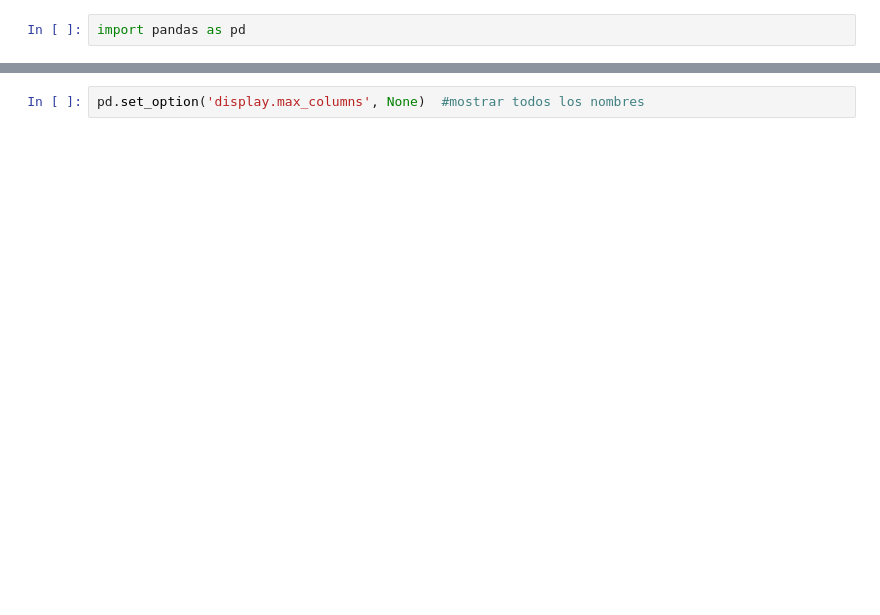
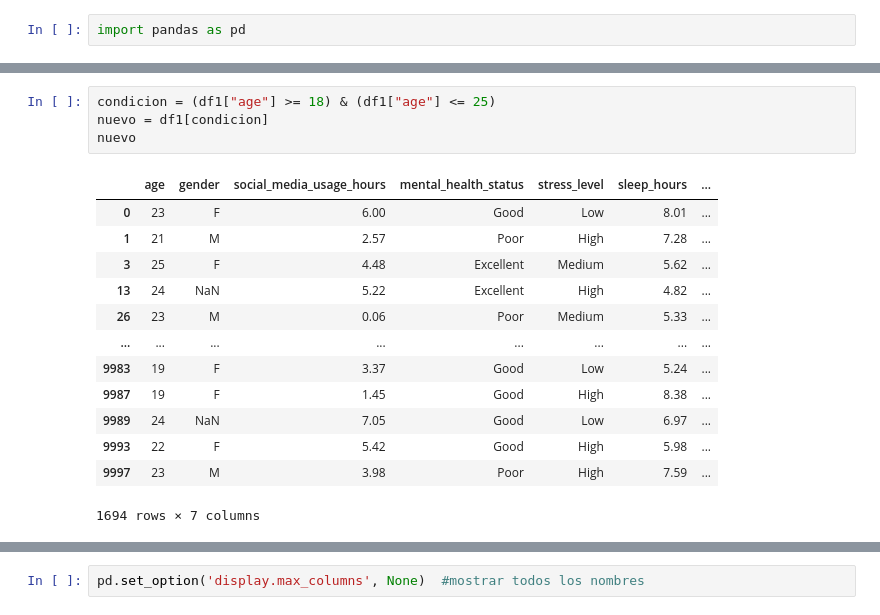
Before and after one commit to harimrys/project-social-media, a Jupyter notebook: main.ipynb, the cells around one changed output, grey strips where cells are left out. Saved outputs shown, nothing was run; the diff lists cells and outputs as text; blank space fills up the shorter version.

```diff
--- a/main.ipynb
+++ b/main.ipynb
@@ -18,3 +59,21 @@ df1.head()
+# %%
+condicion = (df1["age"] >= 18) & (df1["age"] <= 25)
+nuevo = df1[condicion]
+nuevo
+# %% [output]
+|  | age | gender | social_media_usage_hours | mental_health_status | stress_level | sleep_hours | ... |
+| 0 | 23 | F | 6.00 | Good | Low | 8.01 | ... |
+| 1 | 21 | M | 2.57 | Poor | High | 7.28 | ... |
+| 3 | 25 | F | 4.48 | Excellent | Medium | 5.62 | ... |
+| 13 | 24 | NaN | 5.22 | Excellent | High | 4.82 | ... |
+| 26 | 23 | M | 0.06 | Poor | Medium | 5.33 | ... |
+| ... | ... | ... | ... | ... | ... | ... | ... |
+| 9983 | 19 | F | 3.37 | Good | Low | 5.24 | ... |
+| 9987 | 19 | F | 1.45 | Good | High | 8.38 | ... |
+| 9989 | 24 | NaN | 7.05 | Good | Low | 6.97 | ... |
+| 9993 | 22 | F | 5.42 | Good | High | 5.98 | ... |
+| 9997 | 23 | M | 3.98 | Poor | High | 7.59 | ... |
+1694 rows × 7 columns
 # %%
 url2 = r"data/dummy_data.csv"
 df2 = read_data(url2)
```
Also changed, not shown: parts of 15 cells of this notebook, 1 other file.
